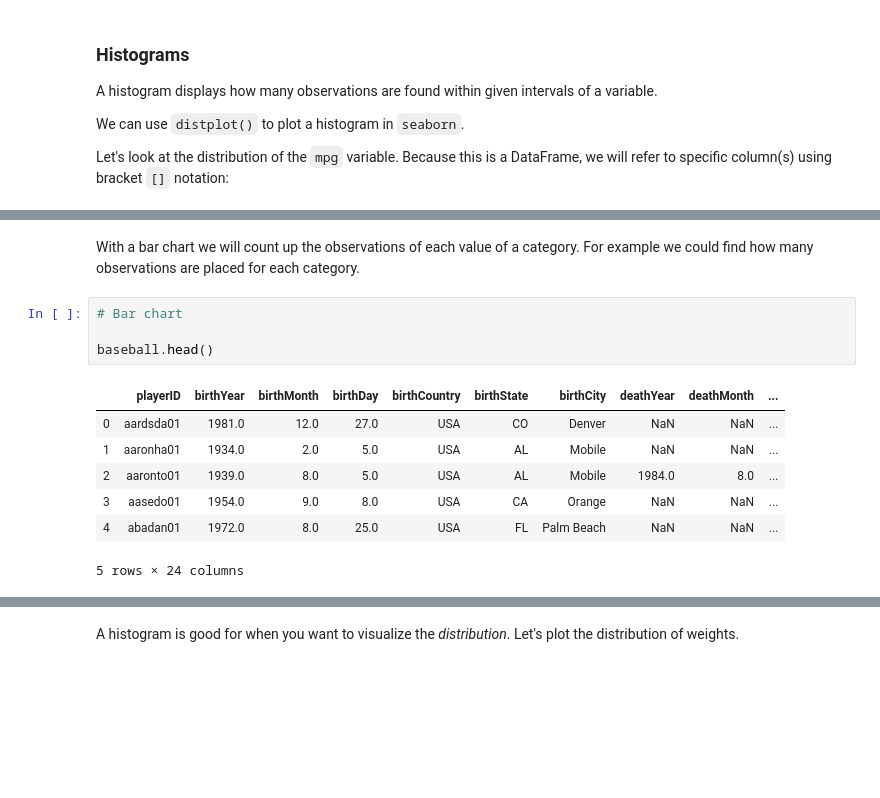
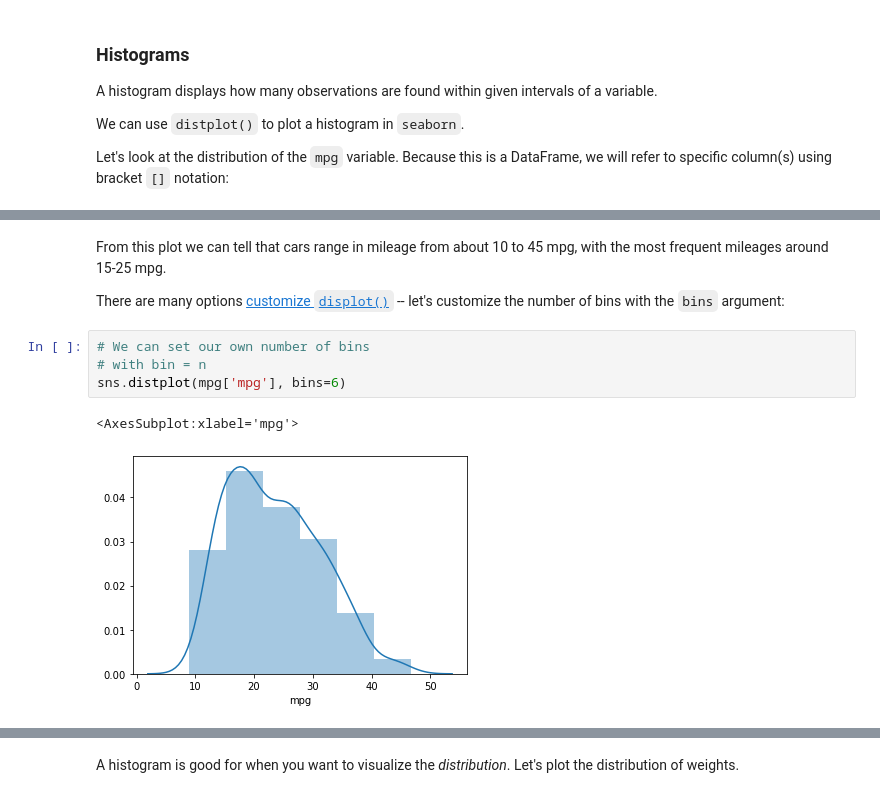
Before and after one commit to stringfestdata/olt-python-for-excel-users, a Jupyter notebook: 3-python-for-data-analysis/data-visualization.ipynb, the cells around one changed output, grey strips where cells are left out. Saved outputs shown, nothing was run; the diff lists cells and outputs as text; blank space fills up the shorter version.

```diff
--- a/3-python-for-data-analysis/data-visualization.ipynb
+++ b/3-python-for-data-analysis/data-visualization.ipynb
@@ -61,14 +80,11 @@ sns.distplot(mpg['mpg'])
-# %% [markdown]
-With a bar chart we will count up the observations of each value of a category. For example we could find how many observations are placed for each category.
-# %%
-# Bar chart
-
-baseball.head()
-# %% [output]
-|  | playerID | birthYear | birthMonth | birthDay | birthCountry | birthState | birthCity | deathYear | deathMonth | ... |
-| 0 | aardsda01 | 1981.0 | 12.0 | 27.0 | USA | CO | Denver | NaN | NaN | ... |
-| 1 | aaronha01 | 1934.0 | 2.0 | 5.0 | USA | AL | Mobile | NaN | NaN | ... |
-| 2 | aaronto01 | 1939.0 | 8.0 | 5.0 | USA | AL | Mobile | 1984.0 | 8.0 | ... |
-| 3 | aasedo01 | 1954.0 | 9.0 | 8.0 | USA | CA | Orange | NaN | NaN | ... |
-| 4 | abadan01 | 1972.0 | 8.0 | 25.0 | USA | FL | Palm Beach | NaN | NaN | ... |
-5 rows × 24 columns
+# %% [markdown]
+From this plot we can tell that cars range in mileage from about 10 to 45 mpg, with the most frequent mileages around 15-25 mpg.
+
+There are many options [customize `displot()`](http://seaborn.pydata.org/generated/seaborn.distplot.html) -- let's customize the number of bins with the `bins` argument:
+# %%
+# We can set our own number of bins
+# with bin = n
+sns.distplot(mpg['mpg'], bins=6)
+# %% [output]
+<AxesSubplot:xlabel='mpg'>
+[figure, added]
```
Also changed, not shown: parts of 6 cells of this notebook.
